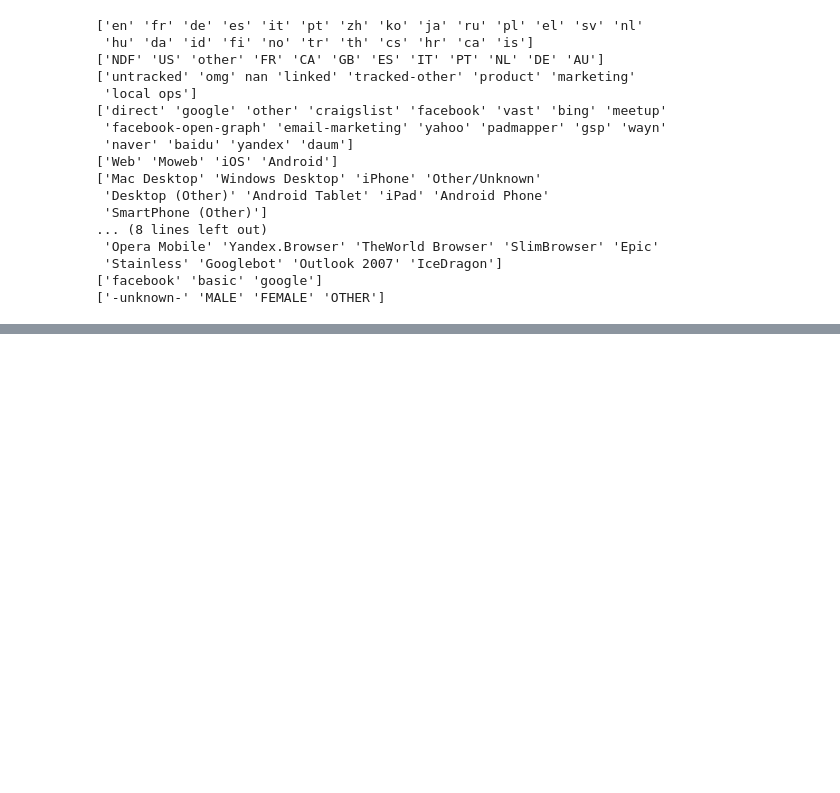
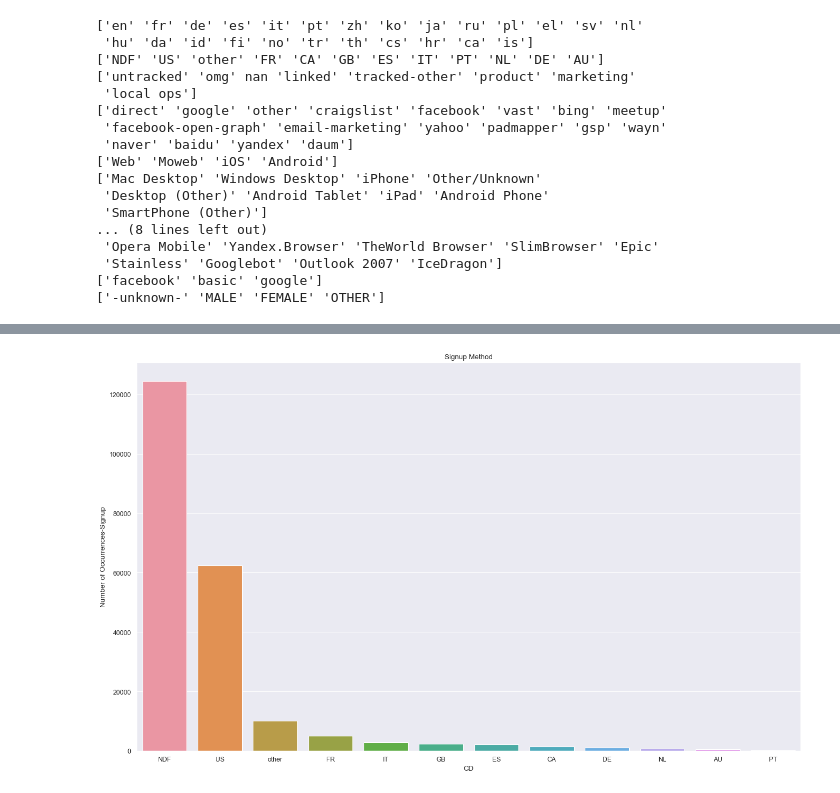
Before and after one commit to venkii83/Springboard, a Jupyter notebook: Capstone 1.ipynb, the cells around one changed output, grey strips where cells are left out. Saved outputs shown, nothing was run; the diff lists cells and outputs as text; code cells hidden in the pictures; blank space fills up the shorter version.

```diff
--- a/Capstone 1.ipynb
+++ b/Capstone 1.ipynb
@@ -122,0 +141,18 @@ dfl= data['language'].value_counts().plot(kind='bar')
+# %%
+#Country of Destination versus age
+#We observed that most of the age group chose no destination followed by the US and other
+%matplotlib inline
+import seaborn as sns
+import matplotlib.pyplot as plt
+from matplotlib.pyplot import figure
+figure(num=None, figsize=(20, 12), dpi=80, facecolor='w', edgecolor='k')
+scd = a[['age', 'country_destination']]
+cd_count = scd['country_destination'].value_counts()
+age_count = scd['age'].value_counts()
+sns.barplot(cd_count.index, cd_count.values)
+plt.title('Signup Method')
+plt.ylabel('Number of Occurrences-Signup', fontsize=12)
+plt.xlabel('CD', fontsize=12)
+plt.show()
+# %% [output]
+[figure, added]
```
Also changed, not shown: parts of 11 cells of this notebook.
